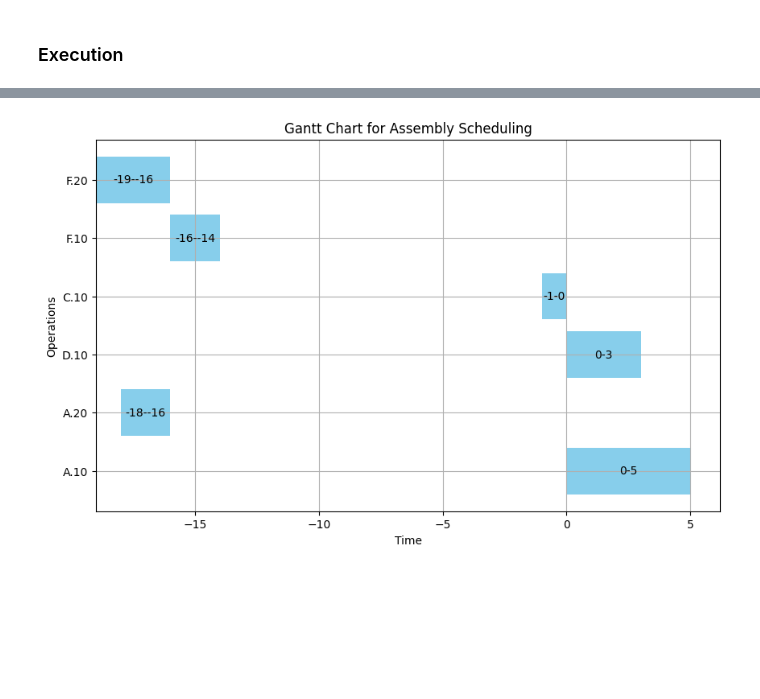
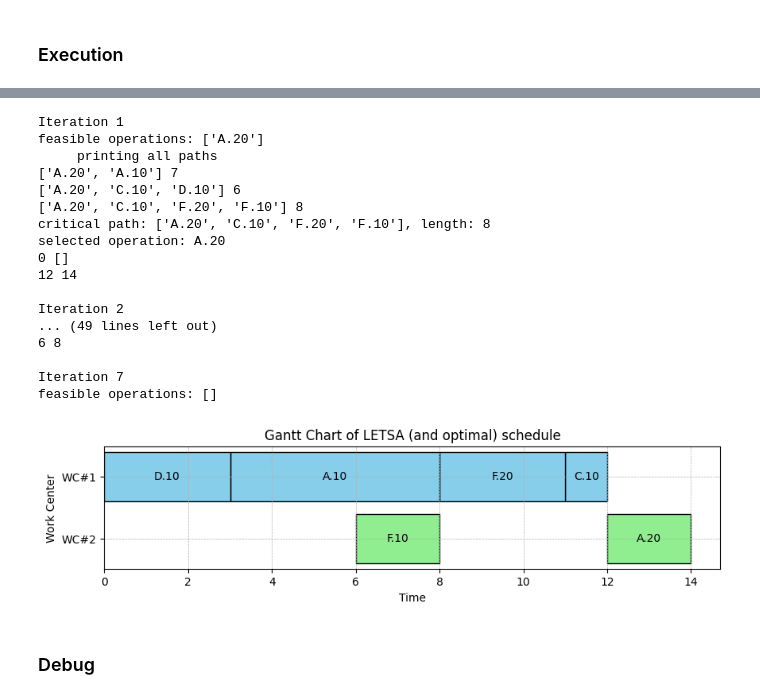
Before and after one commit to nathanansel28/40.014-ESA, a Jupyter notebook: 02_TestingHeuristics/LETSA_heuristic_new.ipynb, the cells around one changed output, grey strips where cells are left out. Cells and saved outputs as stored; diff of their text form; code cells hidden in the pictures; blank space fills up the shorter version.

```diff
--- a/02_TestingHeuristics/LETSA_heuristic_new.ipynb
+++ b/02_TestingHeuristics/LETSA_heuristic_new.ipynb
@@ -264,11 +314,11 @@ def load_due_dates(df):
 # %% [markdown]
 ### Execution
 # %%
-operations = load_operations_from_df(df_BOM)
-due_dates = load_due_dates(df_BOM)
+# operations = load_operations_from_df(df_BOM)
+# due_dates = load_due_dates(df_BOM)
 
-# # Schedule operations
-scheduled_operations = schedule_operations(operations, due_dates, factory)
+# # # Schedule operations
+# scheduled_operations = schedule_operations(operations, due_dates, factory)
 
-# # Plot Gantt chart
-plot_gantt_chart(scheduled_operations)
+# # # Plot Gantt chart
+# plot_gantt_chart(scheduled_operations)
@@ -294,3 +325,3 @@ T
 # %%
-for x, workcenter in factory.items():
-    print(workcenter.machines)
+# for x, workcenter in factory.items():
+#     print(workcenter.machines)
@@ -469,11 +774,29 @@ display(df_machine)
 # %%
+factory = load_factory()
 operations = load_operations_from_df(df_BOM)
 due_dates = load_due_dates(df_BOM)
-
-# # Schedule operations
 scheduled_operations = schedule_operations(operations, due_dates, factory)
 
 # # Plot Gantt chart
 plot_gantt_chart(scheduled_operations)
 # %% [output]
+Iteration 1
+feasible operations: ['A.20']
+     printing all paths
+['A.20', 'A.10'] 7
+['A.20', 'C.10', 'D.10'] 6
+['A.20', 'C.10', 'F.20', 'F.10'] 8
+critical path: ['A.20', 'C.10', 'F.20', 'F.10'], length: 8
+selected operation: A.20
+0 []
+12 14
+
+Iteration 2
+... (49 lines left out)
+6 8
+
+Iteration 7
+feasible operations: []
-[figure, old version]
+[figure, new version]
+# %% [markdown]
+### Debug
```
Also changed, not shown: parts of 13 cells of this notebook.
